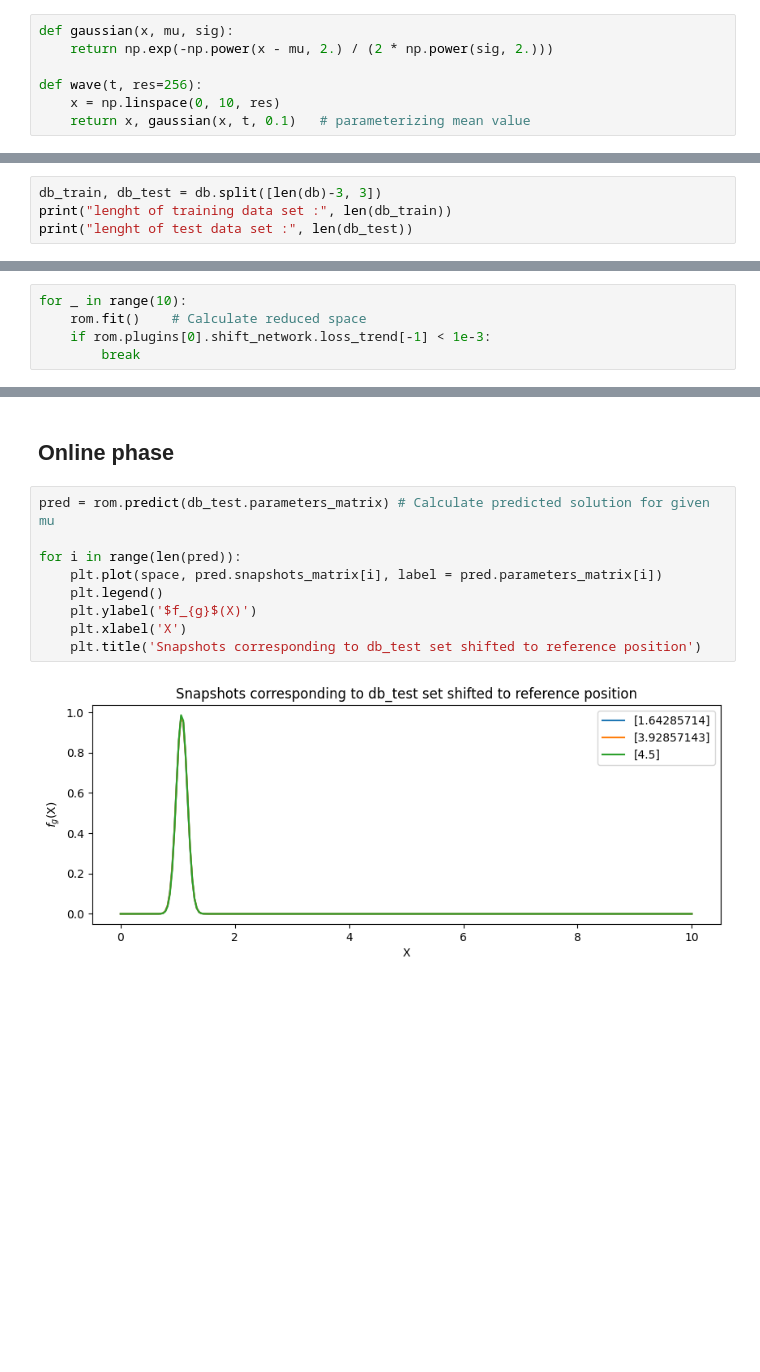
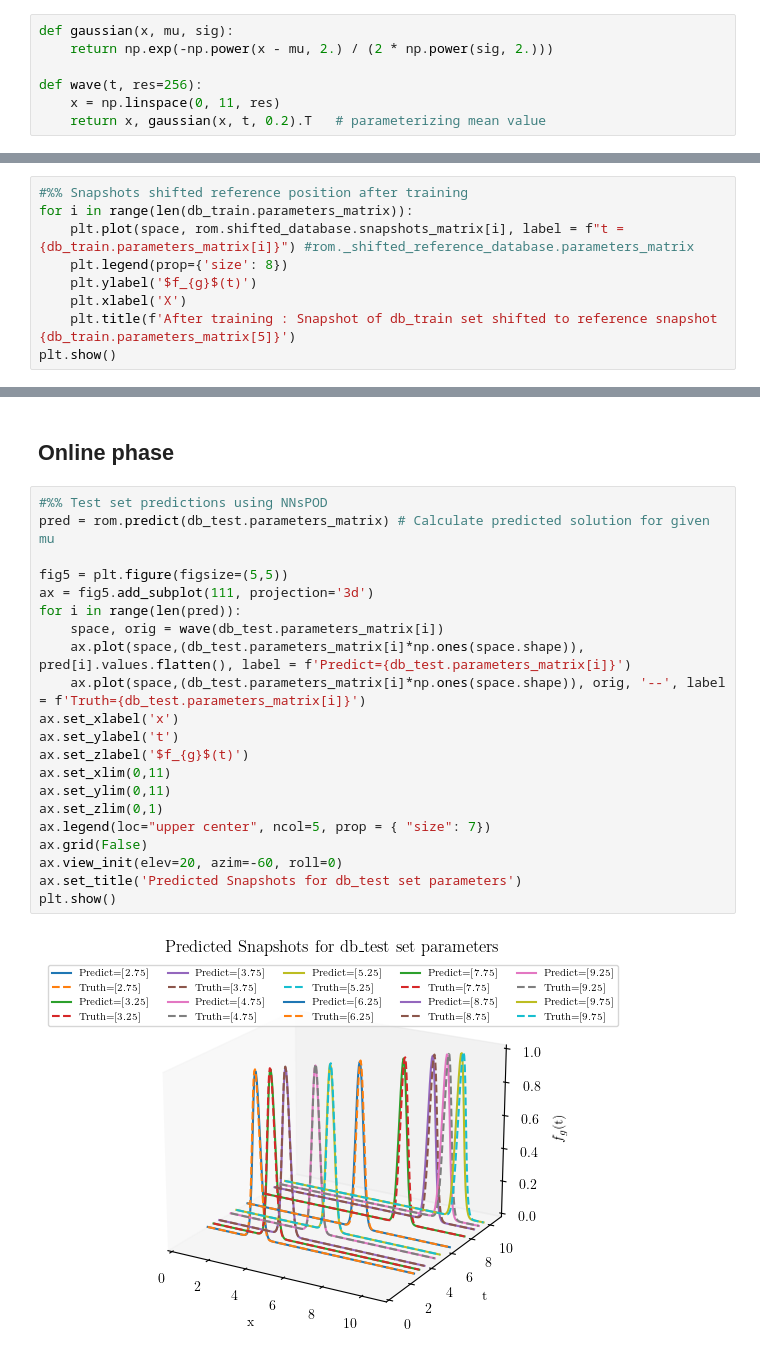
Before and after one commit to mathLab/EZyRB, a Jupyter notebook: tutorials/tutorial-3.ipynb, the cells around one changed output, grey strips where cells are left out. Drawn from its saved outputs; the diff is of its cells as text; blank space fills up the shorter version.

```diff
--- a/tutorials/tutorial-3.ipynb
+++ b/tutorials/tutorial-3.ipynb
@@ -45,8 +49,8 @@ def gaussian(x, mu, sig):
     return np.exp(-np.power(x - mu, 2.) / (2 * np.power(sig, 2.)))
 
 def wave(t, res=256):
-    x = np.linspace(0, 10, res)
-    return x, gaussian(x, t, 0.1)   # parameterizing mean value
+    x = np.linspace(0, 11, res)
+    return x, gaussian(x, t, 0.2).T   # parameterizing mean value
 # %% [markdown]
 ## Offline phase
 
@@ -81,4 +136,0 @@ print(snap.shape, pa.shape)
-# %%
-db_train, db_test = db.split([len(db)-3, 3])
-print("lenght of training data set :", len(db_train))
-print("lenght of test data set :", len(db_test))
@@ -99,5 +182,0 @@ rom = ROM(db_train, pod, rbf, plugins=[nnspod])
-# %%
-for _ in range(10):
-    rom.fit()    # Calculate reduced space
-    if rom.plugins[0].shift_network.loss_trend[-1] < 1e-3:
-        break
@@ -117,0 +183,9 @@ for _ in range(10):
+# %%
+#%% Snapshots shifted reference position after training
+for i in range(len(db_train.parameters_matrix)):
+    plt.plot(space, rom.shifted_database.snapshots_matrix[i], label = f"t = {db_train.parameters_matrix[i]}") #rom._shifted_reference_database.parameters_matrix
+    plt.legend(prop={'size': 8})
+    plt.ylabel('$f_{g}$(t)')
+    plt.xlabel('X')
+    plt.title(f'After training : Snapshot of db_train set shifted to reference snapshot {db_train.parameters_matrix[5]}')
+plt.show()
@@ -140,14 +265,26 @@ for i in range(0, len(db_train)):
 # %% [markdown]
 ## Online phase
 # %%
+#%% Test set predictions using NNsPOD
 pred = rom.predict(db_test.parameters_matrix) # Calculate predicted solution for given mu
 
+fig5 = plt.figure(figsize=(5,5))
+ax = fig5.add_subplot(111, projection='3d')
 for i in range(len(pred)):
-    plt.plot(space, pred.snapshots_matrix[i], label = pred.parameters_matrix[i])
-    plt.legend()
-    plt.ylabel('$f_{g}$(X)')
-    plt.xlabel('X')
-    plt.title('Snapshots corresponding to db_test set shifted to reference position')
+    space, orig = wave(db_test.parameters_matrix[i])
+    ax.plot(space,(db_test.parameters_matrix[i]*np.ones(space.shape)), pred[i].values.flatten(), label = f'Predict={db_test.parameters_matrix[i]}')
+    ax.plot(space,(db_test.parameters_matrix[i]*np.ones(space.shape)), orig, '--', label = f'Truth={db_test.parameters_matrix[i]}')
+ax.set_xlabel('x')
+ax.set_ylabel('t')
+ax.set_zlabel('$f_{g}$(t)')
+ax.set_xlim(0,11)
+ax.set_ylim(0,11)
+ax.set_zlim(0,1)
+ax.legend(loc="upper center", ncol=5, prop = { "size": 7})
+ax.grid(False)
+ax.view_init(elev=20, azim=-60, roll=0)
+ax.set_title('Predicted Snapshots for db_test set parameters')
+plt.show()
 # %% [output]
-[figure, old version]
+[figure, new version]
 # %%
```
Also changed, not shown: parts of 19 cells of this notebook.
